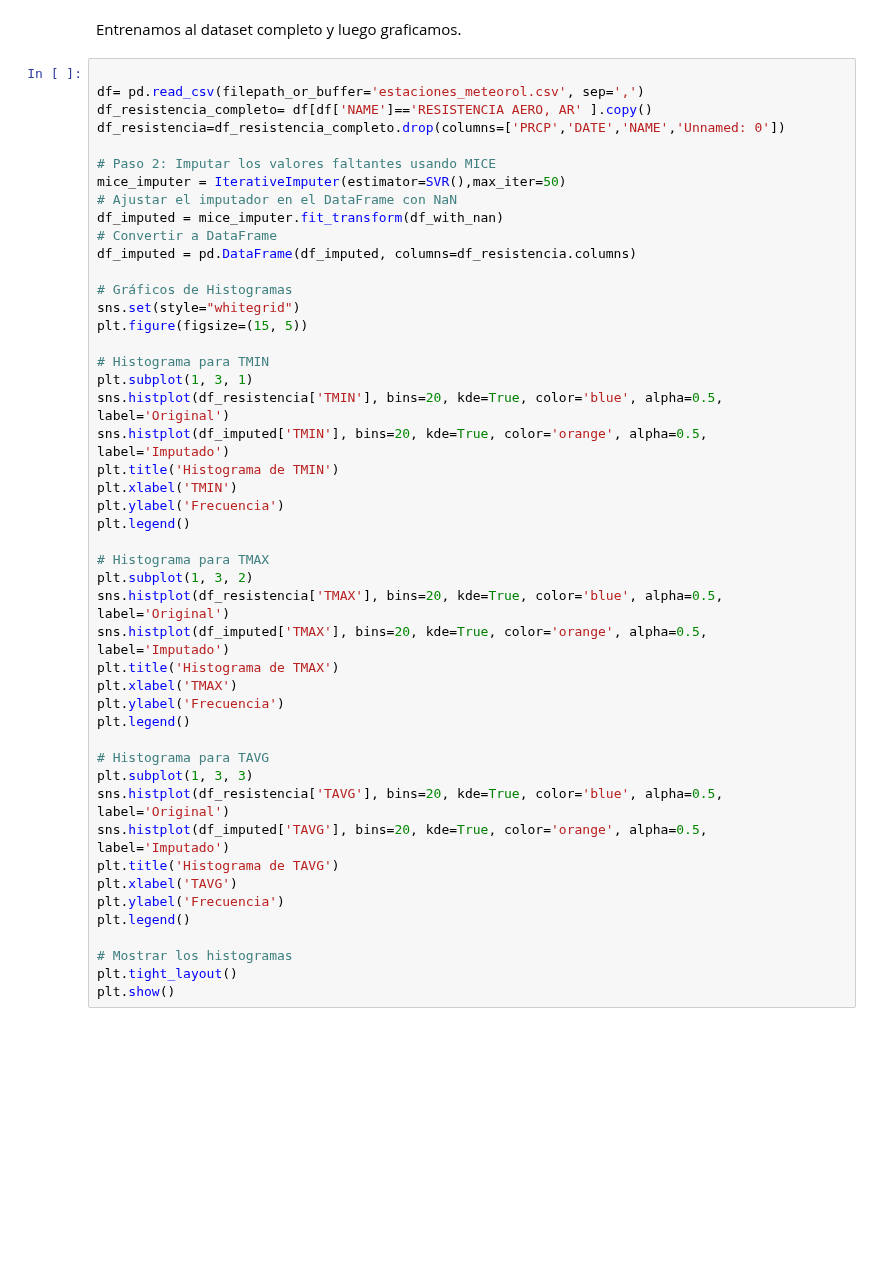
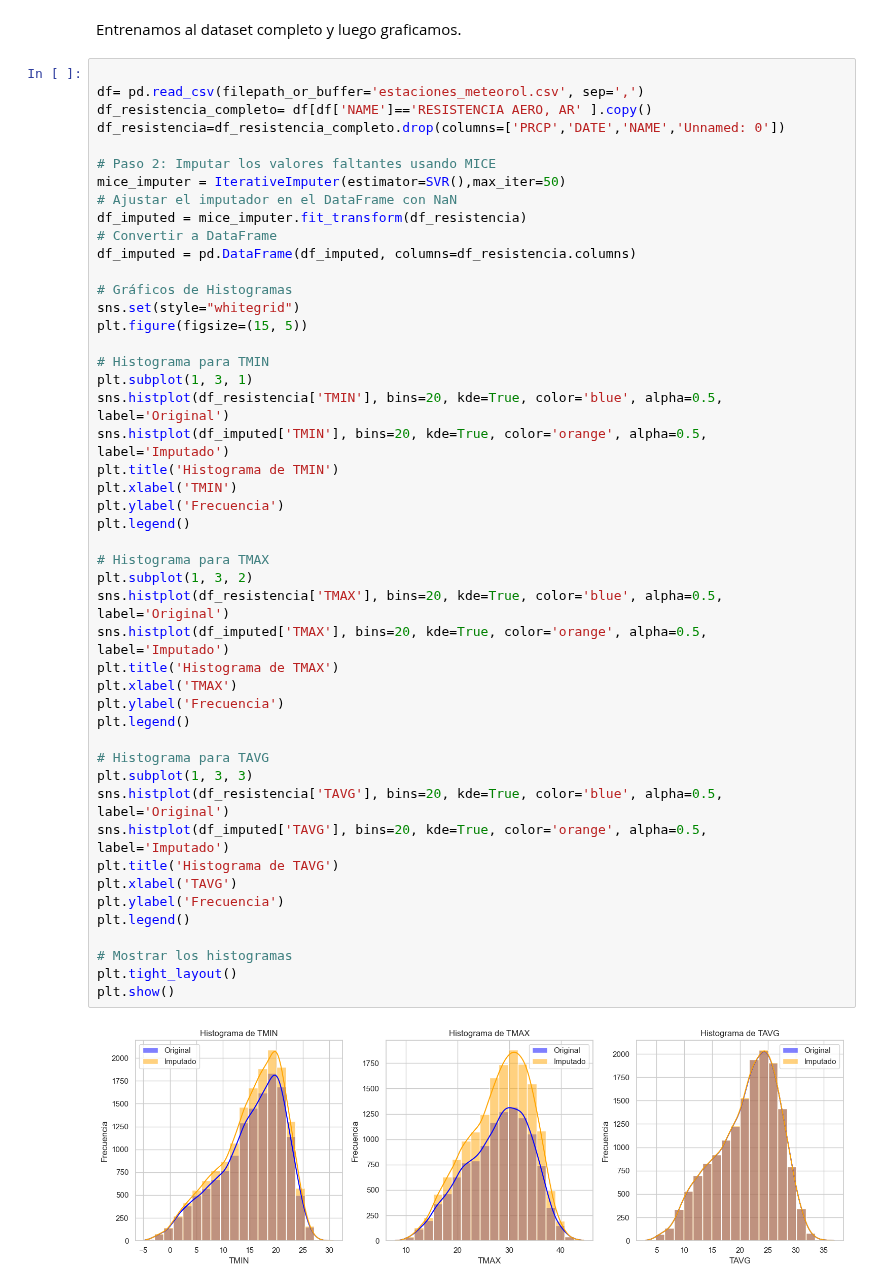
Before and after one commit to HANNNNSEN/Inputacion_con_prediccion, a Jupyter notebook: MICE.ipynb, the cells around one changed output. Saved outputs shown, nothing was run; the diff lists cells and outputs as text; blank space fills up the shorter version.

```diff
--- a/MICE.ipynb
+++ b/MICE.ipynb
@@ -79,7 +83,7 @@ df_resistencia=df_resistencia_completo.drop(columns=['PRCP','DATE','NAME','Unnam
 # Paso 2: Imputar los valores faltantes usando MICE
 mice_imputer = IterativeImputer(estimator=SVR(),max_iter=50)
 # Ajustar el imputador en el DataFrame con NaN
-df_imputed = mice_imputer.fit_transform(df_with_nan)
+df_imputed = mice_imputer.fit_transform(df_resistencia)
 # Convertir a DataFrame
 df_imputed = pd.DataFrame(df_imputed, columns=df_resistencia.columns)
 
@@ -90,30 +94,32 @@ plt.figure(figsize=(15, 5))
 # Histograma para TMIN
 plt.subplot(1, 3, 1)
 sns.histplot(df_resistencia['TMIN'], bins=20, kde=True, color='blue', alpha=0.5, label='Original')
 sns.histplot(df_imputed['TMIN'], bins=20, kde=True, color='orange', alpha=0.5, label='Imputado')
 plt.title('Histograma de TMIN')
 plt.xlabel('TMIN')
 plt.ylabel('Frecuencia')
 plt.legend()
 
 # Histograma para TMAX
 plt.subplot(1, 3, 2)
 sns.histplot(df_resistencia['TMAX'], bins=20, kde=True, color='blue', alpha=0.5, label='Original')
 sns.histplot(df_imputed['TMAX'], bins=20, kde=True, color='orange', alpha=0.5, label='Imputado')
 plt.title('Histograma de TMAX')
 plt.xlabel('TMAX')
 plt.ylabel('Frecuencia')
 plt.legend()
 
 # Histograma para TAVG
 plt.subplot(1, 3, 3)
 sns.histplot(df_resistencia['TAVG'], bins=20, kde=True, color='blue', alpha=0.5, label='Original')
 sns.histplot(df_imputed['TAVG'], bins=20, kde=True, color='orange', alpha=0.5, label='Imputado')
 plt.title('Histograma de TAVG')
 plt.xlabel('TAVG')
 plt.ylabel('Frecuencia')
 plt.legend()
 
 # Mostrar los histogramas
 plt.tight_layout()
 plt.show()
+# %% [output]
+[figure, added]
```
Also changed, not shown: parts of 1 cell of this notebook, 2 other files.
